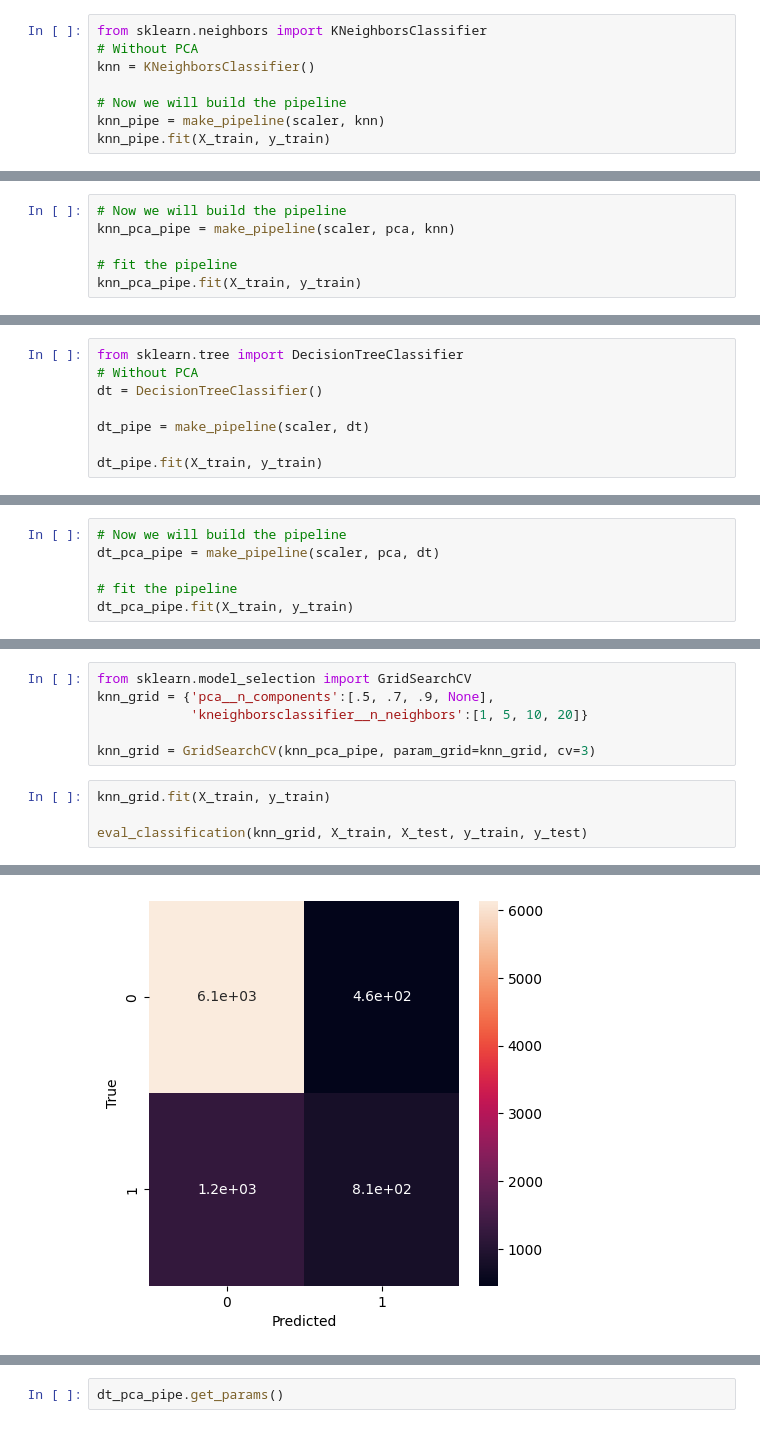
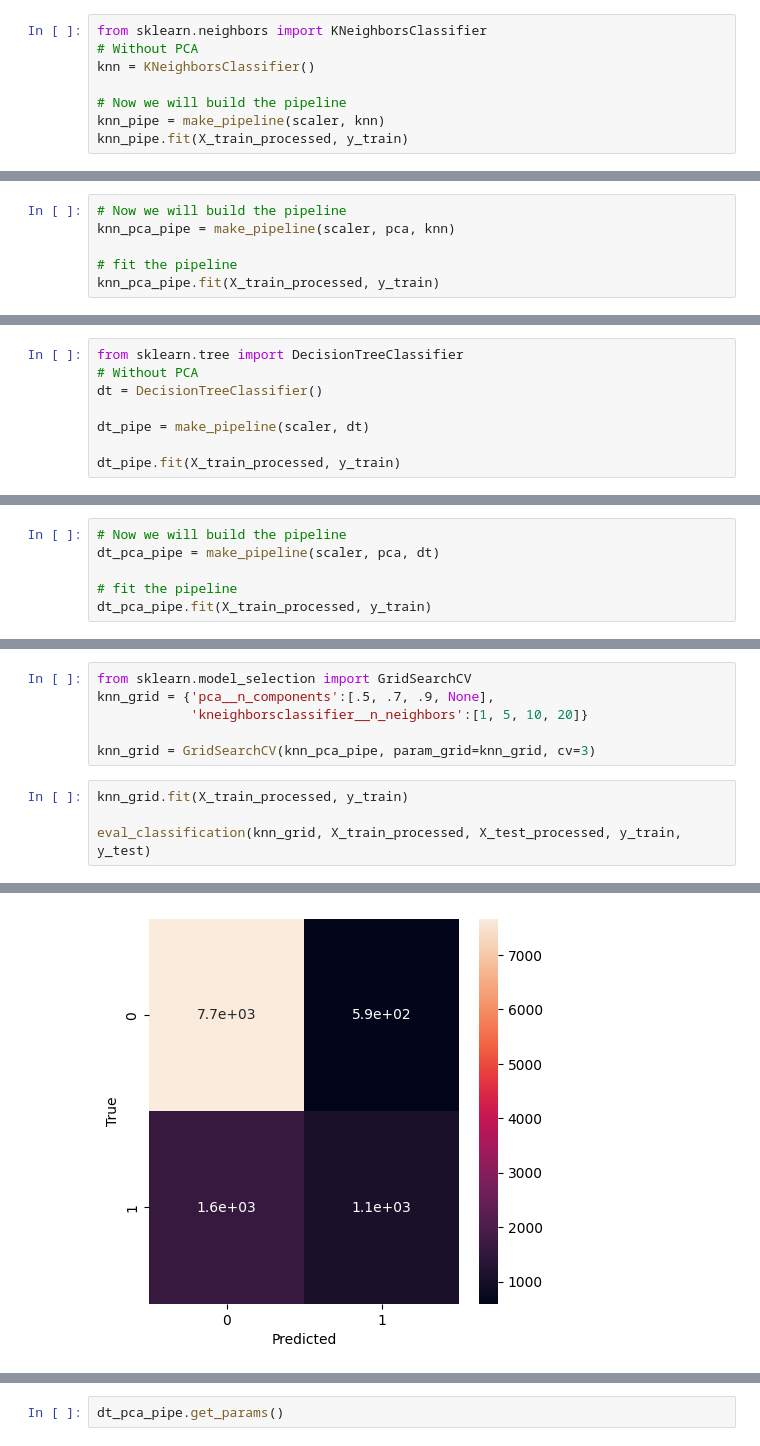
Before and after one commit to jakecho1108/Project-2, a Jupyter notebook: Project2_Part_4.ipynb, the cells around one changed output, grey strips where cells are left out. Cells and saved outputs as stored; diff of their text form.

```diff
--- a/Project2_Part_4.ipynb
+++ b/Project2_Part_4.ipynb
@@ -69,7 +96,7 @@ knn = KNeighborsClassifier()
 
 # Now we will build the pipeline
 knn_pipe = make_pipeline(scaler, knn)
-knn_pipe.fit(X_train, y_train)
+knn_pipe.fit(X_train_processed, y_train)
 # %% [output]
 Pipeline(steps=[('standardscaler', StandardScaler()),
                 ('kneighborsclassifier', KNeighborsClassifier())])
@@ -100,7 +129,7 @@ weighted avg       0.78      0.79      0.78      8631
 knn_pca_pipe = make_pipeline(scaler, pca, knn)
 
 # fit the pipeline
-knn_pca_pipe.fit(X_train, y_train)
+knn_pca_pipe.fit(X_train_processed, y_train)
 # %% [output]
 Pipeline(steps=[('standardscaler', StandardScaler()),
                 ('pca', PCA(n_components=0.95, random_state=42)),
@@ -135,7 +166,7 @@ dt = DecisionTreeClassifier()
 
 dt_pipe = make_pipeline(scaler, dt)
 
-dt_pipe.fit(X_train, y_train)
+dt_pipe.fit(X_train_processed, y_train)
 # %% [output]
 Pipeline(steps=[('standardscaler', StandardScaler()),
                 ('decisiontreeclassifier', DecisionTreeClassifier())])
@@ -166,7 +199,7 @@ weighted avg       0.76      0.78      0.77      8631
 dt_pca_pipe = make_pipeline(scaler, pca, dt)
 
 # fit the pipeline
-dt_pca_pipe.fit(X_train, y_train)
+dt_pca_pipe.fit(X_train_processed, y_train)
 # %% [output]
 Pipeline(steps=[('standardscaler', StandardScaler()),
                 ('pca', PCA(n_components=0.95, random_state=42)),
@@ -200,9 +235,9 @@ knn_grid = {'pca__n_components':[.5, .7, .9, None],
 
 knn_grid = GridSearchCV(knn_pca_pipe, param_grid=knn_grid, cv=3)
 # %%
-knn_grid.fit(X_train, y_train)
+knn_grid.fit(X_train_processed, y_train)
 
-eval_classification(knn_grid, X_train, X_test, y_train, y_test)
+eval_classification(knn_grid, X_train_processed, X_test_processed, y_train, y_test)
 # %% [output]
 Train Report:               precision    recall  f1-score   support
 
@@ -224 +259 @@ weighted avg       0.79      0.80      0.79      8631
-[figure, old version]
+[figure, new version]
```
Also changed, not shown: parts of 23 cells of this notebook.
